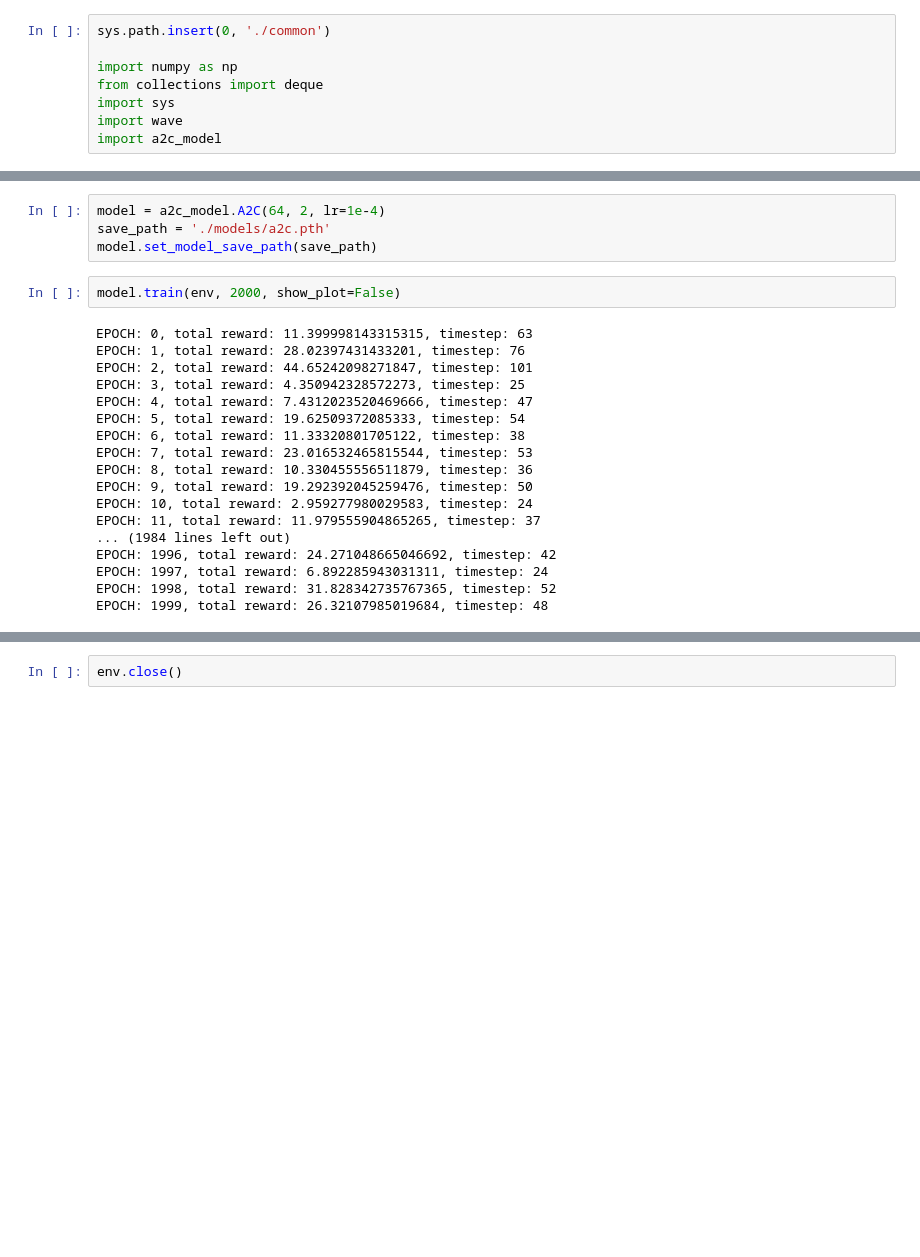
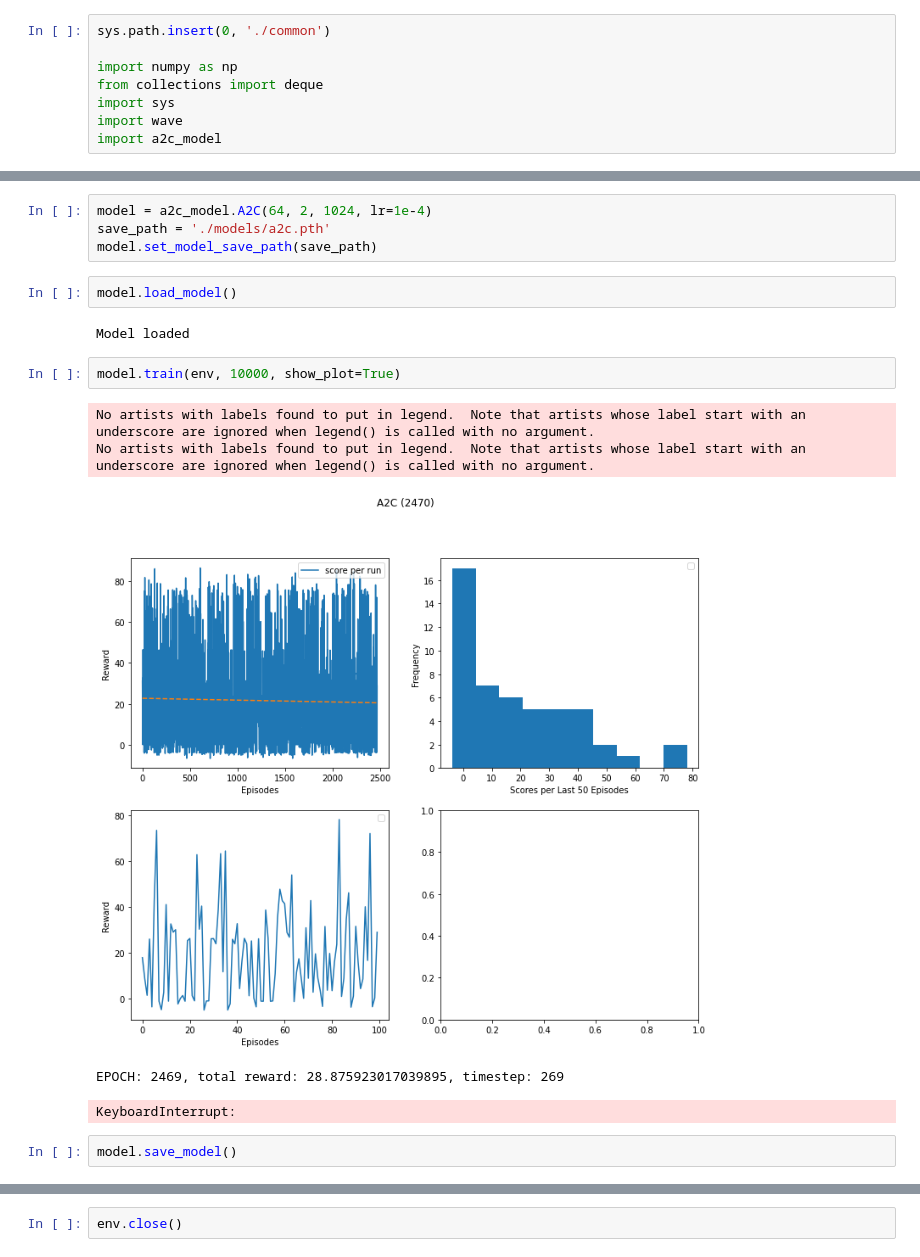
Before and after one commit to teodorus-nathaniel/rl-wave, a Jupyter notebook: multiple-obs/a2c.ipynb, the cells around one changed output, grey strips where cells are left out. Drawn from its saved outputs; the diff is of its cells as text; blank space fills up the shorter version.

```diff
--- a/multiple-obs/a2c.ipynb
+++ b/multiple-obs/a2c.ipynb
@@ -11,29 +11,23 @@ env = wave.WaveEnv(30)
 # %% [output]
 WAVE environment created.
 # %%
-model = a2c_model.A2C(64, 2, lr=1e-4)
+model = a2c_model.A2C(64, 2, 1024, lr=1e-4)
 save_path = './models/a2c.pth'
 model.set_model_save_path(save_path)
+# %%
+model.load_model()
+# %% [output]
+Model loaded
 # %%
-model.train(env, 2000, show_plot=False)
+model.train(env, 10000, show_plot=True)
 # %% [output]
-EPOCH: 0, total reward: 11.399998143315315, timestep: 63
-EPOCH: 1, total reward: 28.02397431433201, timestep: 76
-EPOCH: 2, total reward: 44.65242098271847, timestep: 101
-EPOCH: 3, total reward: 4.350942328572273, timestep: 25
-EPOCH: 4, total reward: 7.4312023520469666, timestep: 47
-EPOCH: 5, total reward: 19.62509372085333, timestep: 54
-EPOCH: 6, total reward: 11.33320801705122, timestep: 38
-EPOCH: 7, total reward: 23.016532465815544, timestep: 53
-EPOCH: 8, total reward: 10.330455556511879, timestep: 36
-EPOCH: 9, total reward: 19.292392045259476, timestep: 50
-EPOCH: 10, total reward: 2.959277980029583, timestep: 24
-EPOCH: 11, total reward: 11.979555904865265, timestep: 37
-... (1984 lines left out)
-EPOCH: 1996, total reward: 24.271048665046692, timestep: 42
-EPOCH: 1997, total reward: 6.892285943031311, timestep: 24
-EPOCH: 1998, total reward: 31.828342735767365, timestep: 52
-EPOCH: 1999, total reward: 26.32107985019684, timestep: 48
+No artists with labels found to put in legend.  Note that artists whose label start with an underscore are ignored when legend() is called with no argument.
+No artists with labels found to put in legend.  Note that artists whose label start with an underscore are ignored when legend() is called with no argument.
+[figure, added]
+EPOCH: 2469, total reward: 28.875923017039895, timestep: 269
+KeyboardInterrupt:
+# %%
+model.save_model()
 # %%
 model.plot_train_memory()
 # %% [output]
```
Also changed, not shown: parts of 3 cells of this notebook, 5 other files.
